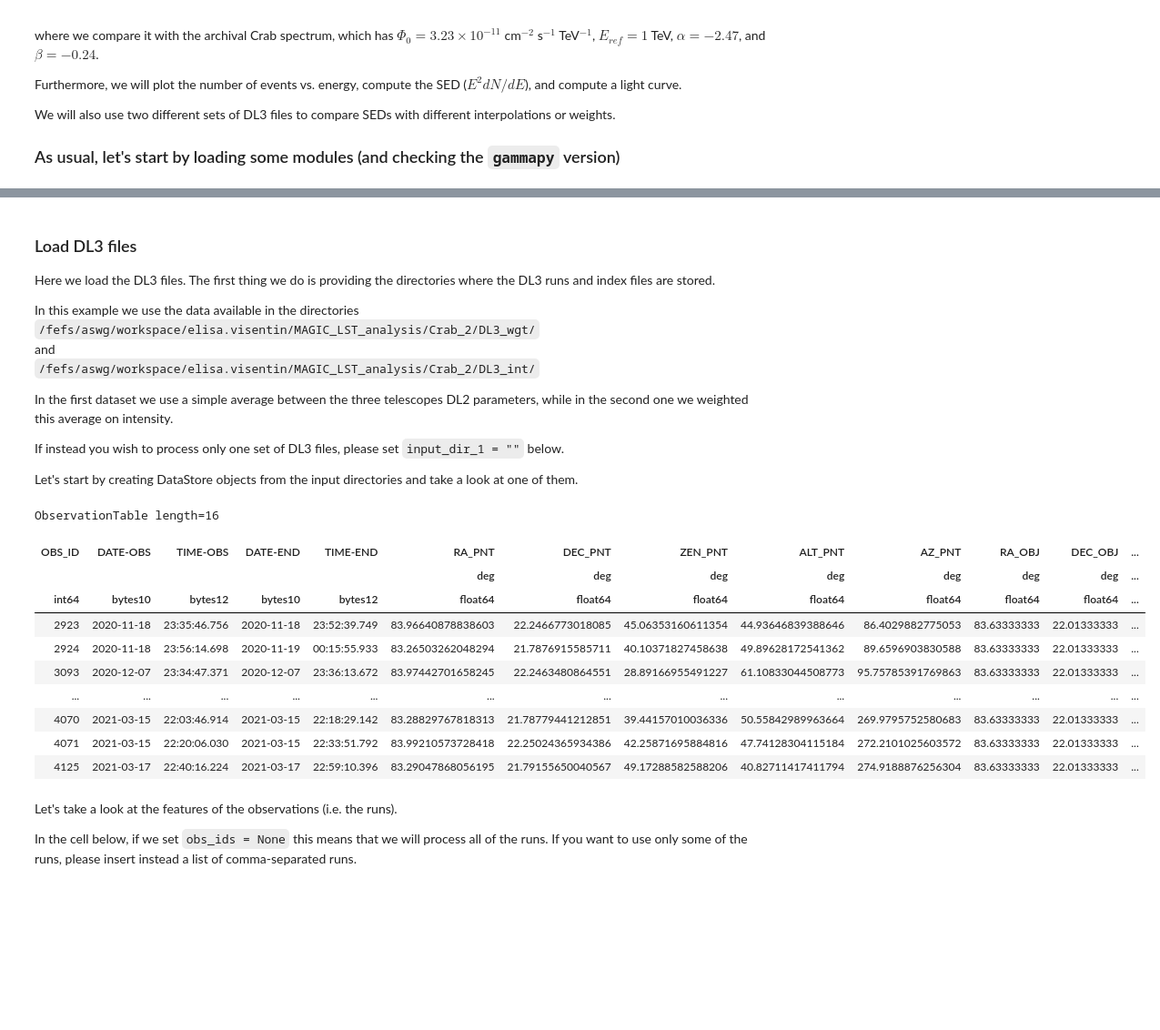
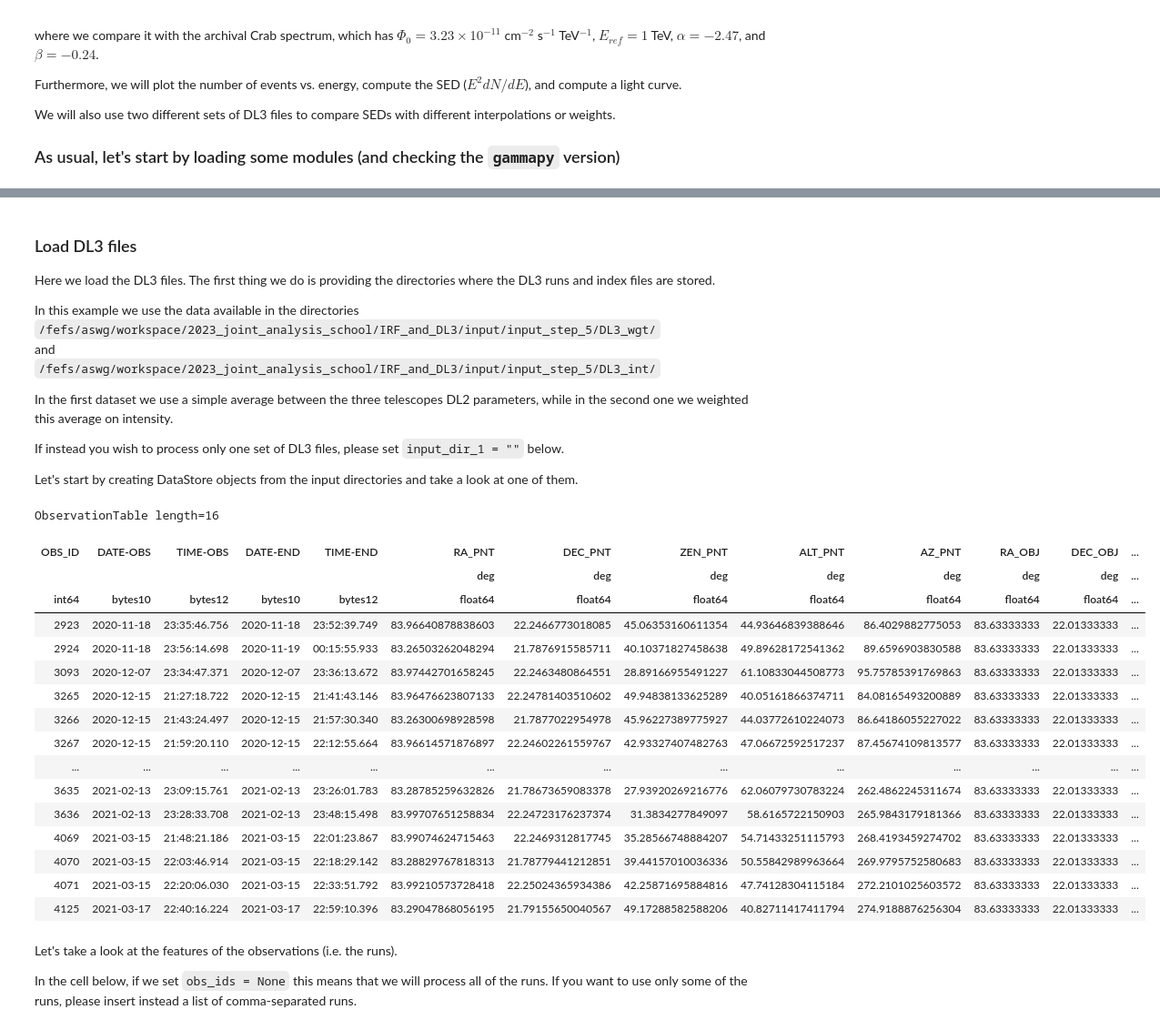
Before and after one commit to dipierr/magic-lst1-sw-school, a Jupyter notebook: Step5_check_flux_from_dl3.ipynb, the cells around one changed output, grey strips where cells are left out. Shown at 91% size. Drawn from its saved outputs; the diff is of its cells as text; code cells hidden in the pictures; blank space fills up the shorter version.

Commit message:
input directories

```diff
--- a/Step5_check_flux_from_dl3.ipynb
+++ b/Step5_check_flux_from_dl3.ipynb
@@ -68,9 +68,9 @@ colors = plt.rcParams["axes.prop_cycle"].by_key()["color"]
 Here we load the DL3 files. The first thing we do is providing the directories where the DL3 runs and index files are stored.
 
 In this example we use the data available in the directories
-`/fefs/aswg/workspace/elisa.visentin/MAGIC_LST_analysis/Crab_2/DL3_wgt/`
+`/fefs/aswg/workspace/2023_joint_analysis_school/IRF_and_DL3/input/input_step_5/DL3_wgt/`
 and
-`/fefs/aswg/workspace/elisa.visentin/MAGIC_LST_analysis/Crab_2/DL3_int/`
+`/fefs/aswg/workspace/2023_joint_analysis_school/IRF_and_DL3/input/input_step_5/DL3_int/`
 
 In the first dataset we use a simple average between the three telescopes DL2 parameters, while in the second one we weighted this average on intensity.
 
@@ -78,27 +78,33 @@ If instead you wish to process only one set of DL3 files, please set `input_dir_
 
 Let's start by creating DataStore objects from the input directories and take a look at one of them.
 # %%
-input_dir = '/fefs/aswg/workspace/elisa.visentin/MAGIC_LST_analysis/Crab_2/DL3_wgt/'
-input_dir_1 = '/fefs/aswg/workspace/elisa.visentin/MAGIC_LST_analysis/Crab_2/DL3_int/'
+input_dir = '/fefs/aswg/workspace/2023_joint_analysis_school/IRF_and_DL3/input/input_step_5/DL3_wgt/'
+input_dir_1 = '/fefs/aswg/workspace/2023_joint_analysis_school/IRF_and_DL3/input/input_step_5/DL3_int/'
 
 double = True
 if input_dir_1=='':
     double = False
 
 data_store = DataStore.from_dir(input_dir)
 if double:
     data_store_1 = DataStore.from_dir(input_dir_1)
 # Show the observation table
 data_store.obs_table
 # %% [output]
 ObservationTable length=16
 | OBS_ID | DATE-OBS | TIME-OBS | DATE-END | TIME-END | RA_PNT | DEC_PNT | ZEN_PNT | ALT_PNT | AZ_PNT | RA_OBJ | DEC_OBJ | ... |
 |  |  |  |  |  | deg | deg | deg | deg | deg | deg | deg | ... |
 | int64 | bytes10 | bytes12 | bytes10 | bytes12 | float64 | float64 | float64 | float64 | float64 | float64 | float64 | ... |
 | 2923 | 2020-11-18 | 23:35:46.756 | 2020-11-18 | 23:52:39.749 | 83.96640878838603 | 22.2466773018085 | 45.06353160611354 | 44.93646839388646 | 86.4029882775053 | 83.63333333 | 22.01333333 | ... |
 | 2924 | 2020-11-18 | 23:56:14.698 | 2020-11-19 | 00:15:55.933 | 83.26503262048294 | 21.7876915585711 | 40.10371827458638 | 49.89628172541362 | 89.6596903830588 | 83.63333333 | 22.01333333 | ... |
 | 3093 | 2020-12-07 | 23:34:47.371 | 2020-12-07 | 23:36:13.672 | 83.97442701658245 | 22.2463480864551 | 28.89166955491227 | 61.10833044508773 | 95.75785391769863 | 83.63333333 | 22.01333333 | ... |
+| 3265 | 2020-12-15 | 21:27:18.722 | 2020-12-15 | 21:41:43.146 | 83.96476623807133 | 22.24781403510602 | 49.94838133625289 | 40.05161866374711 | 84.08165493200889 | 83.63333333 | 22.01333333 | ... |
+| 3266 | 2020-12-15 | 21:43:24.497 | 2020-12-15 | 21:57:30.340 | 83.26300698928598 | 21.7877022954978 | 45.96227389775927 | 44.03772610224073 | 86.64186055227022 | 83.63333333 | 22.01333333 | ... |
+| 3267 | 2020-12-15 | 21:59:20.110 | 2020-12-15 | 22:12:55.664 | 83.96614571876897 | 22.24602261559767 | 42.93327407482763 | 47.06672592517237 | 87.45674109813577 | 83.63333333 | 22.01333333 | ... |
 | ... | ... | ... | ... | ... | ... | ... | ... | ... | ... | ... | ... | ... |
+| 3635 | 2021-02-13 | 23:09:15.761 | 2021-02-13 | 23:26:01.783 | 83.28785259632826 | 21.78673659083378 | 27.93920269216776 | 62.06079730783224 | 262.4862245311674 | 83.63333333 | 22.01333333 | ... |
+| 3636 | 2021-02-13 | 23:28:33.708 | 2021-02-13 | 23:48:15.498 | 83.99707651258834 | 22.24723176237374 | 31.3834277849097 | 58.6165722150903 | 265.9843179181366 | 83.63333333 | 22.01333333 | ... |
+| 4069 | 2021-03-15 | 21:48:21.186 | 2021-03-15 | 22:01:23.867 | 83.99074624715463 | 22.2469312817745 | 35.28566748884207 | 54.71433251115793 | 268.4193459274702 | 83.63333333 | 22.01333333 | ... |
 | 4070 | 2021-03-15 | 22:03:46.914 | 2021-03-15 | 22:18:29.142 | 83.28829767818313 | 21.78779441212851 | 39.44157010036336 | 50.55842989963664 | 269.9795752580683 | 83.63333333 | 22.01333333 | ... |
 | 4071 | 2021-03-15 | 22:20:06.030 | 2021-03-15 | 22:33:51.792 | 83.99210573728418 | 22.25024365934386 | 42.25871695884816 | 47.74128304115184 | 272.2101025603572 | 83.63333333 | 22.01333333 | ... |
 | 4125 | 2021-03-17 | 22:40:16.224 | 2021-03-17 | 22:59:10.396 | 83.29047868056195 | 21.79155650040567 | 49.17288582588206 | 40.82711417411794 | 274.9188876256304 | 83.63333333 | 22.01333333 | ... |
```
Also changed, not shown: parts of 6 cells of this notebook.
